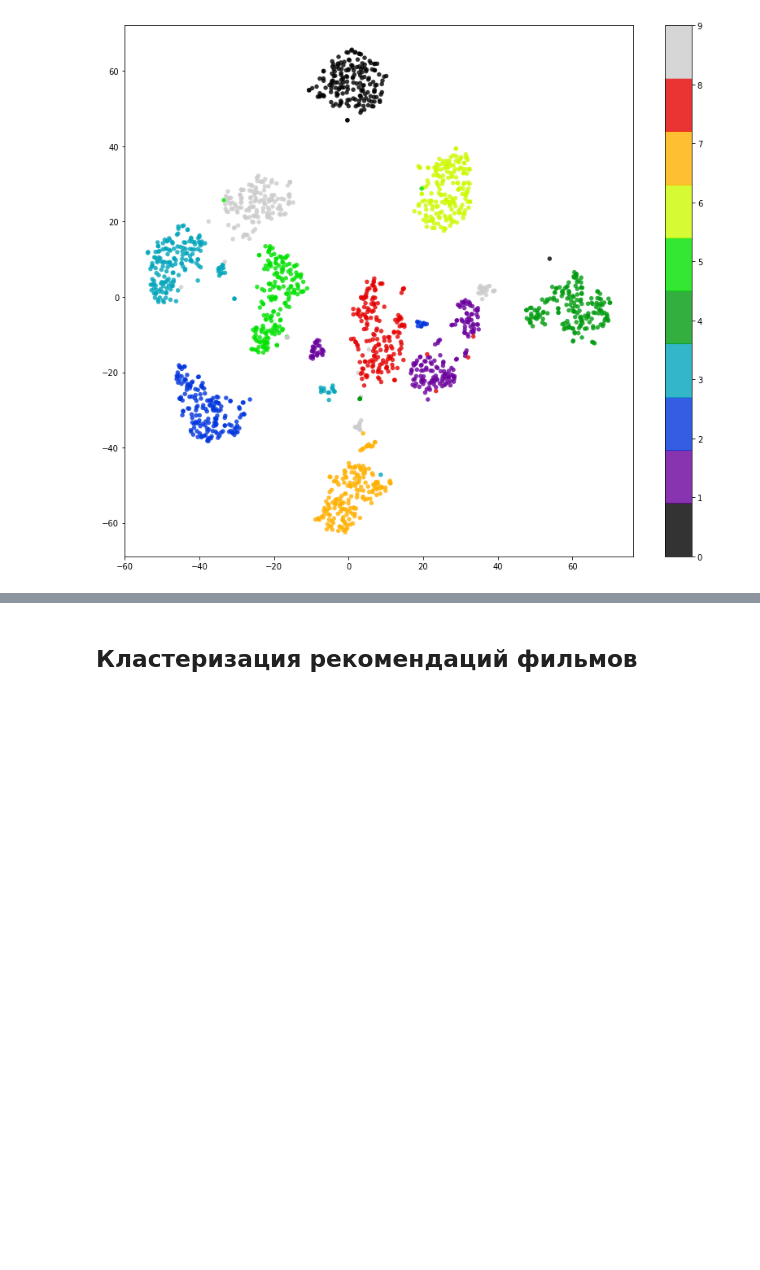
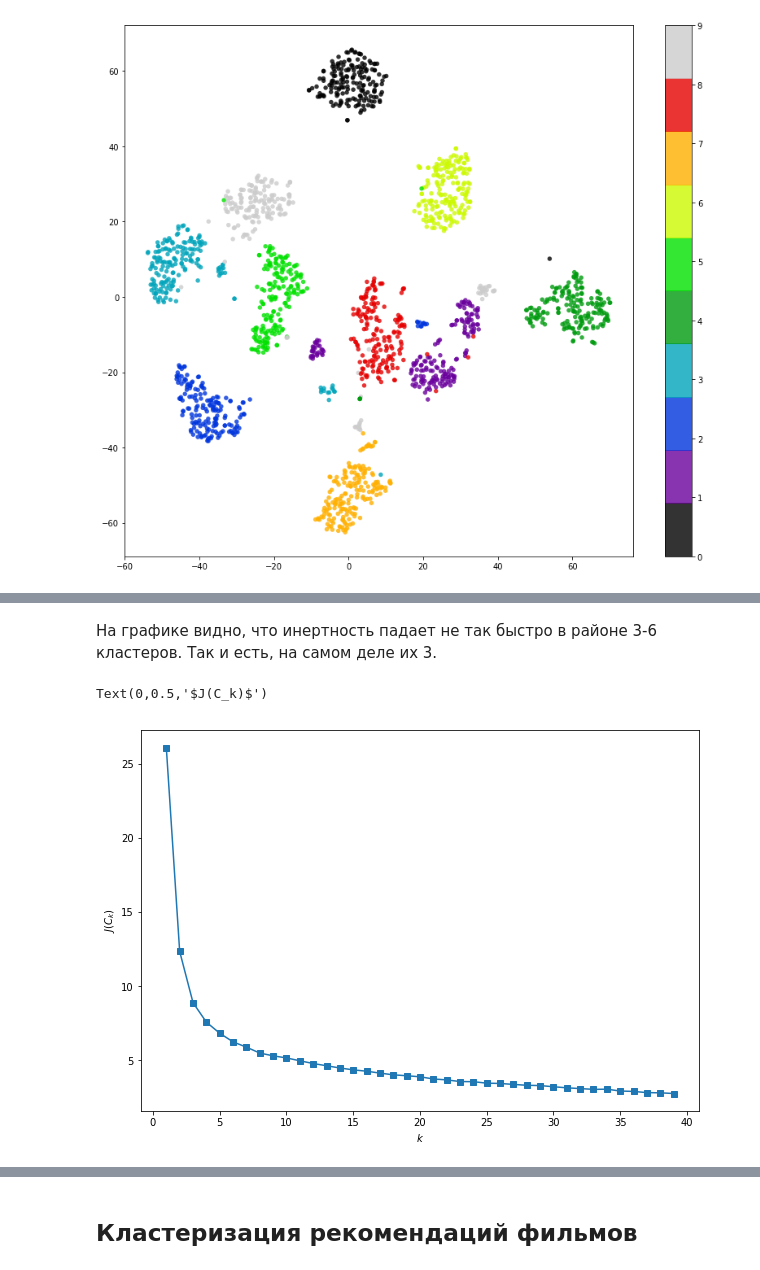
Before and after one commit to 7bits/ml-courses-7bits, a Jupyter notebook: 2017-fall/practises/04-clustering/04-01-clustering.ipynb, the cells around one changed output, grey strips where cells are left out. Saved outputs shown, nothing was run; the diff lists cells and outputs as text; code cells hidden in the pictures; blank space fills up the shorter version.

Commit message:
add more info on clusters

```diff
--- a/2017-fall/practises/04-clustering/04-01-clustering.ipynb
+++ b/2017-fall/practises/04-clustering/04-01-clustering.ipynb
@@ -201,0 +237,16 @@ plt.colorbar()
+# %%
+inertia = []
+N = 40
+for k in range(1, N):
+    kmeans = KMeans(n_clusters=k, random_state=42).fit(df.drop(['species'], axis=1))
+    inertia.append(np.sqrt(kmeans.inertia_))
+# %% [markdown]
+На графике видно, что инертность падает не так быстро в районе 3-6 кластеров. Так и есть, на самом деле их 3.
+# %%
+plt.figure(figsize=(10,7))
+plt.plot(range(1, N), inertia, marker='s');
+plt.xlabel('$k$')
+plt.ylabel('$J(C_k)$')
+# %% [output]
+Text(0,0.5,'$J(C_k)$')
+[figure, added]
```
Also changed, not shown: parts of 22 cells of this notebook.
